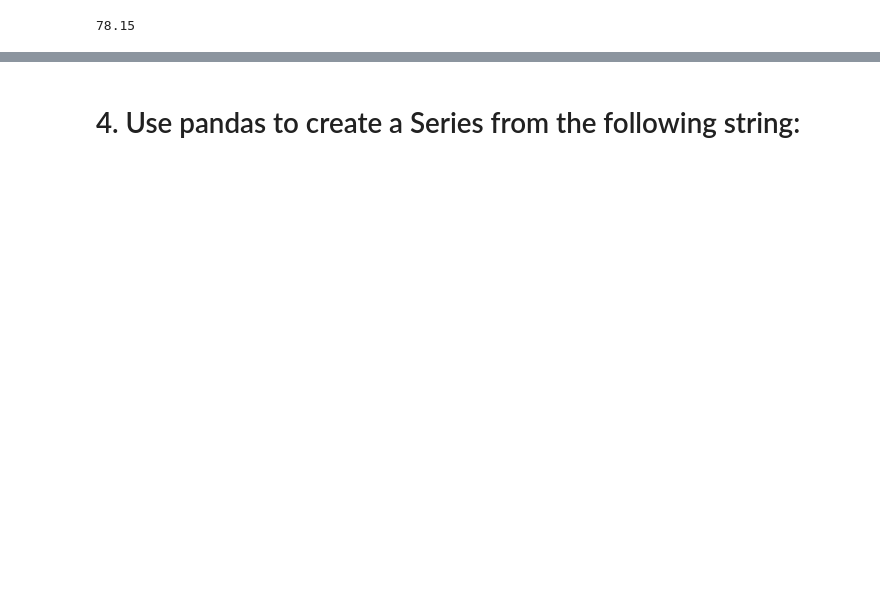
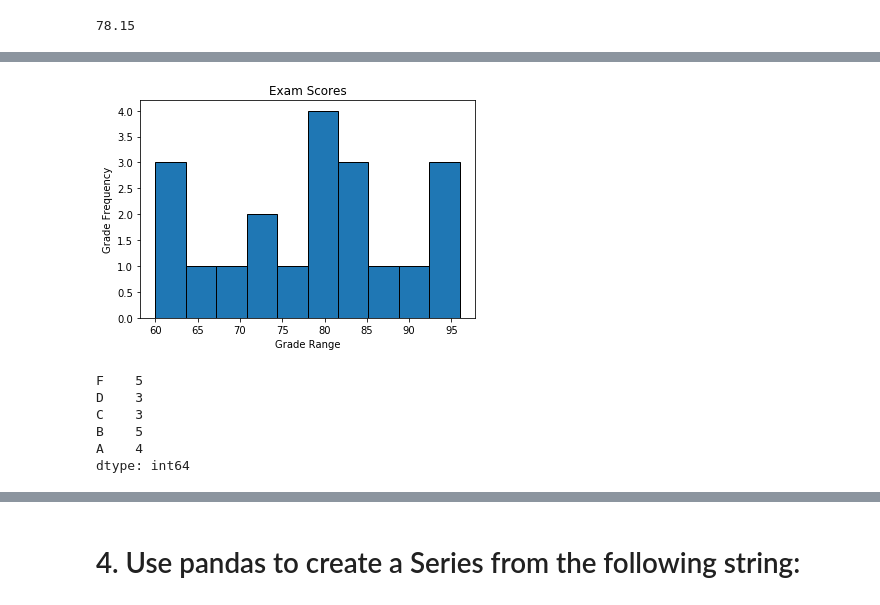
Before and after one commit to dbojado/numpy-pandas-visualization-exercises, a Jupyter notebook: pandas_series.ipynb, the cells around one changed output, grey strips where cells are left out. Drawn from its saved outputs; the diff is of its cells as text; code cells hidden in the pictures; blank space fills up the shorter version.

```diff
--- a/pandas_series.ipynb
+++ b/pandas_series.ipynb
@@ -283 +338,10 @@ exam_scores.mean()
+# %%
+# Plot a histogram of the scores.
+exam_scores.plot.hist(ec='black')
+plt.title('Exam Scores')
+plt.xlabel('Grade Range')
+plt.ylabel('Grade Frequency')
+plt.show()
+# %% [output]
+[figure, added]
 # %%
@@ -284,0 +349,11 @@ exam_scores.mean()
+# %%
+bin_edges = [0, 70, 75, 80, 90, 101]
+bin_labels = ['F', 'D', 'C', 'B', 'A']
+pd.cut(exam_scores, bins=bin_edges, labels=bin_labels).value_counts().sort_index()
+# %% [output]
+F    5
+D    3
+C    3
+B    5
+A    4
+dtype: int64
```
Also changed, not shown: parts of 55 cells of this notebook.
